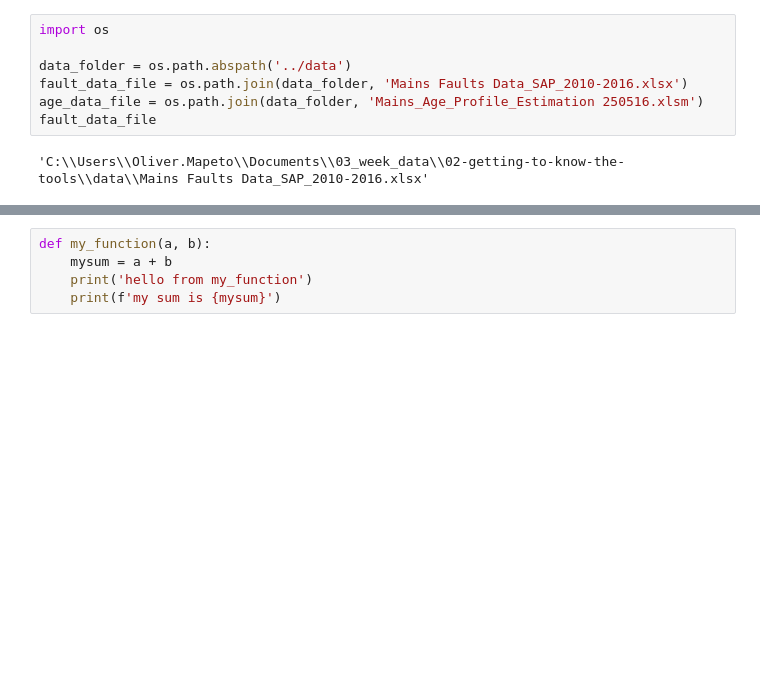
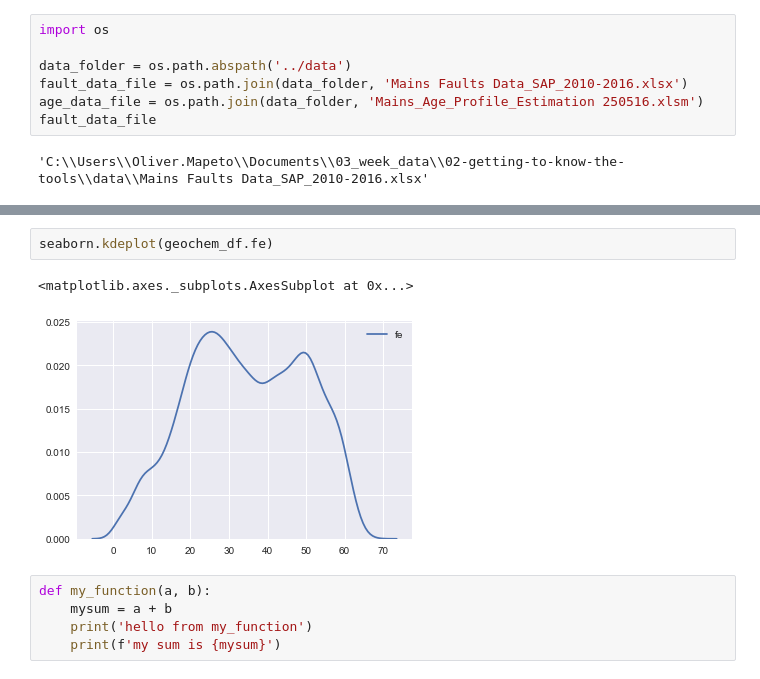
Before and after one commit to rickguerini/02-getting-to-know-the-tools, a Jupyter notebook: notebooks/am1-munging-tabular-data.ipynb, the cells around one changed output, grey strips where cells are left out. Drawn from its saved outputs; the diff is of its cells as text; blank space fills up the shorter version.

```diff
--- a/notebooks/am1-munging-tabular-data.ipynb
+++ b/notebooks/am1-munging-tabular-data.ipynb
@@ -72,3 +99,8 @@ df
+# %%
+seaborn.kdeplot(geochem_df.fe)
+# %% [output]
+<matplotlib.axes._subplots.AxesSubplot at 0x...>
+[figure, added]
 # %%
 def my_function(a, b):
     mysum = a + b
```
Also changed, not shown: parts of 14 cells of this notebook, 5 other files.
